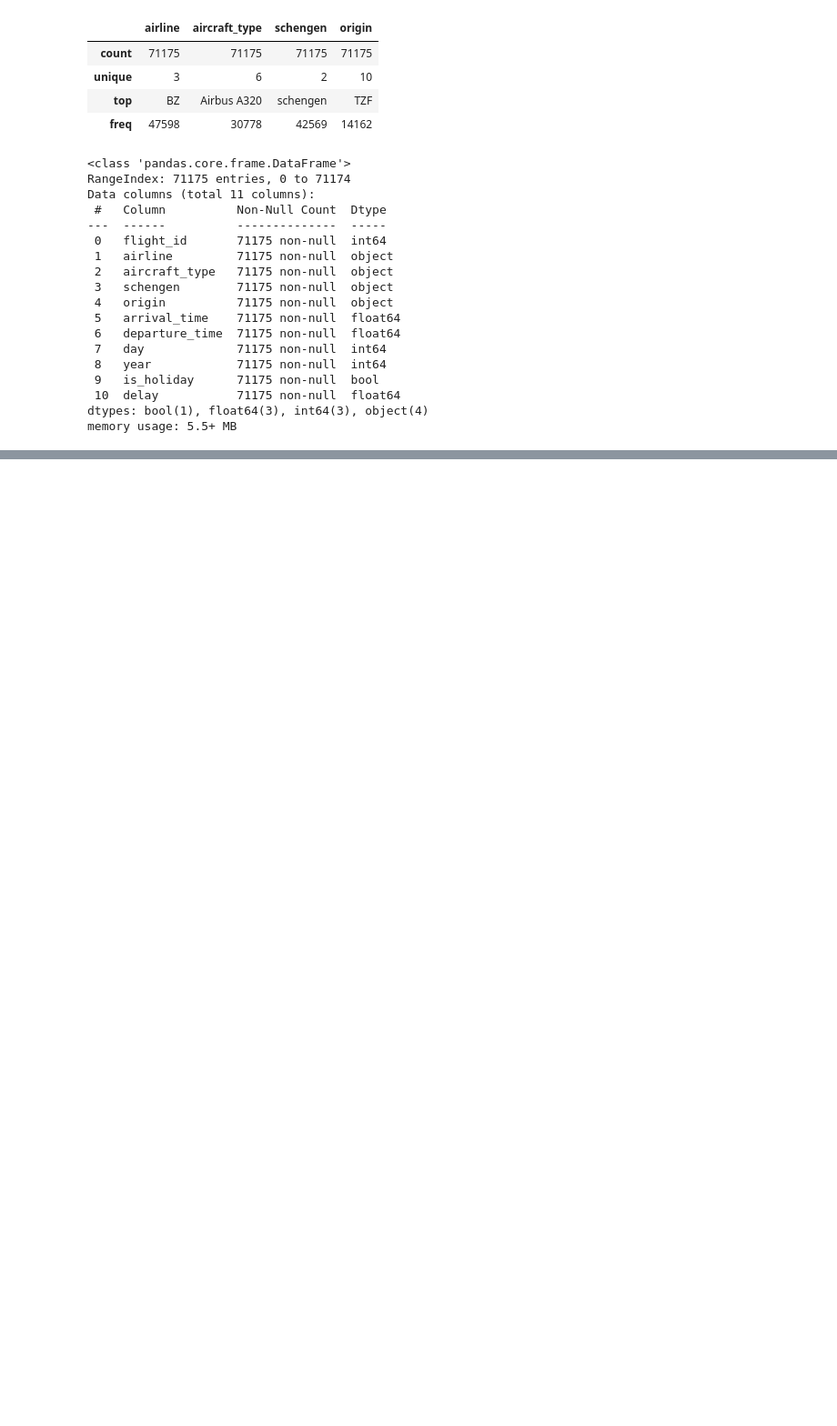
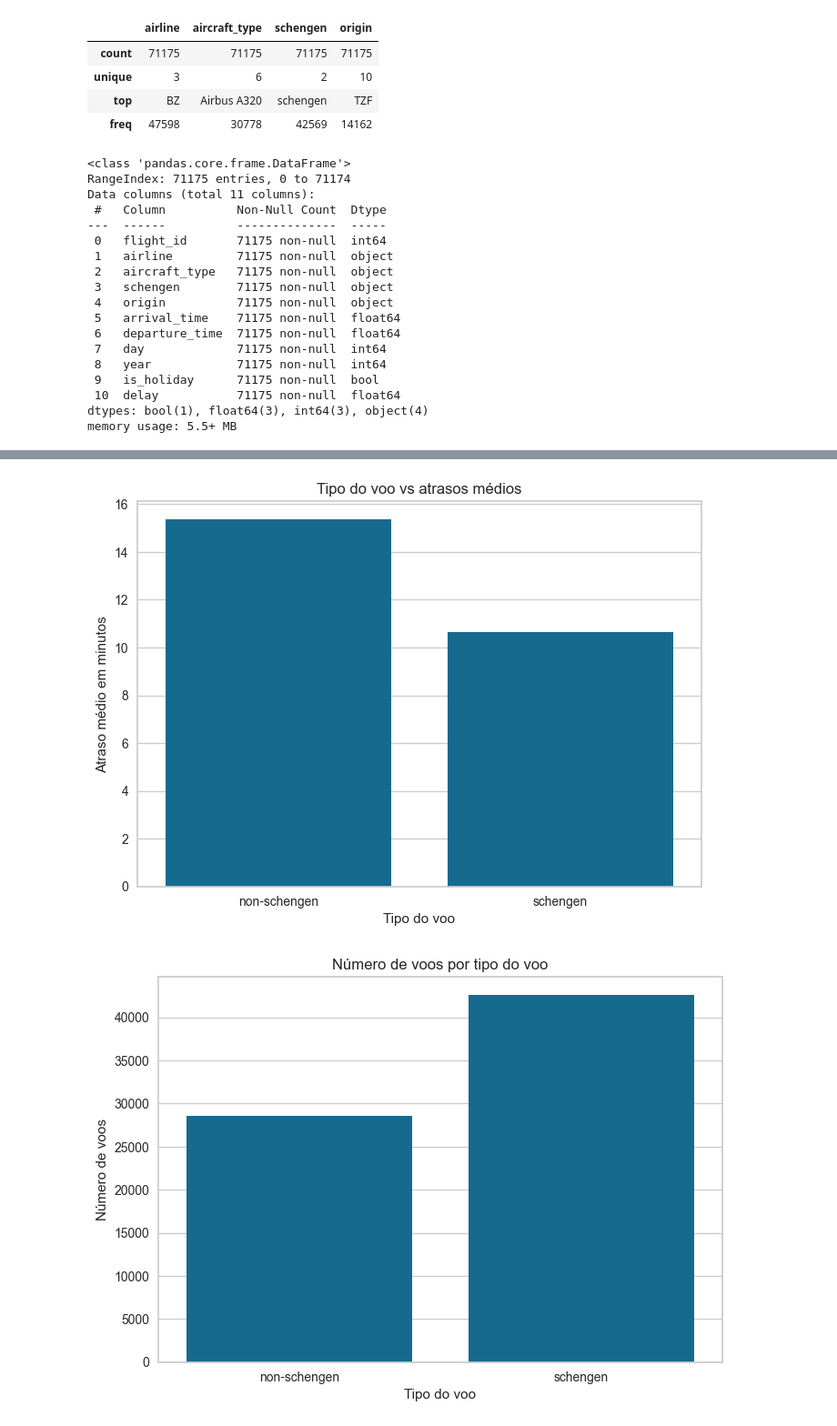
Before and after one commit to JCrpa/curso18_ia_aumentada_prevendo_atrasos_voos, a Jupyter notebook: ia_aumentada_prevendo_atrasos_voos.ipynb, the cells around one changed output, grey strips where cells are left out. Shown at 91% size. Saved outputs shown, nothing was run; the diff lists cells and outputs as text; code cells hidden in the pictures; blank space fills up the shorter version.

```diff
--- a/ia_aumentada_prevendo_atrasos_voos.ipynb
+++ b/ia_aumentada_prevendo_atrasos_voos.ipynb
@@ -92,0 +119,17 @@ memory usage: 5.5+ MB
+# %%
+# Criar gráfico para visualizar a distribuição dos atrasos médios por tipo de voo
+average_delay = dados.groupby('schengen')['delay'].mean().reset_index()
+sns.barplot(x='schengen', y='delay', data=average_delay)
+plt.title('Tipo do voo vs atrasos médios')
+plt.xlabel('Tipo do voo')
+plt.ylabel('Atraso médio em minutos')
+plt.show()
+# Criar gráfico de barras para visualizar o número de voos por tipo de voo
+sns.countplot(data=dados, x='schengen')
+plt.title('Número de voos por tipo do voo')
+plt.xlabel('Tipo do voo')
+plt.ylabel('Número de voos')
+plt.show()
+# %% [output]
+[figure, added]
+[figure, added]
```
Also changed, not shown: parts of 7 cells of this notebook.
